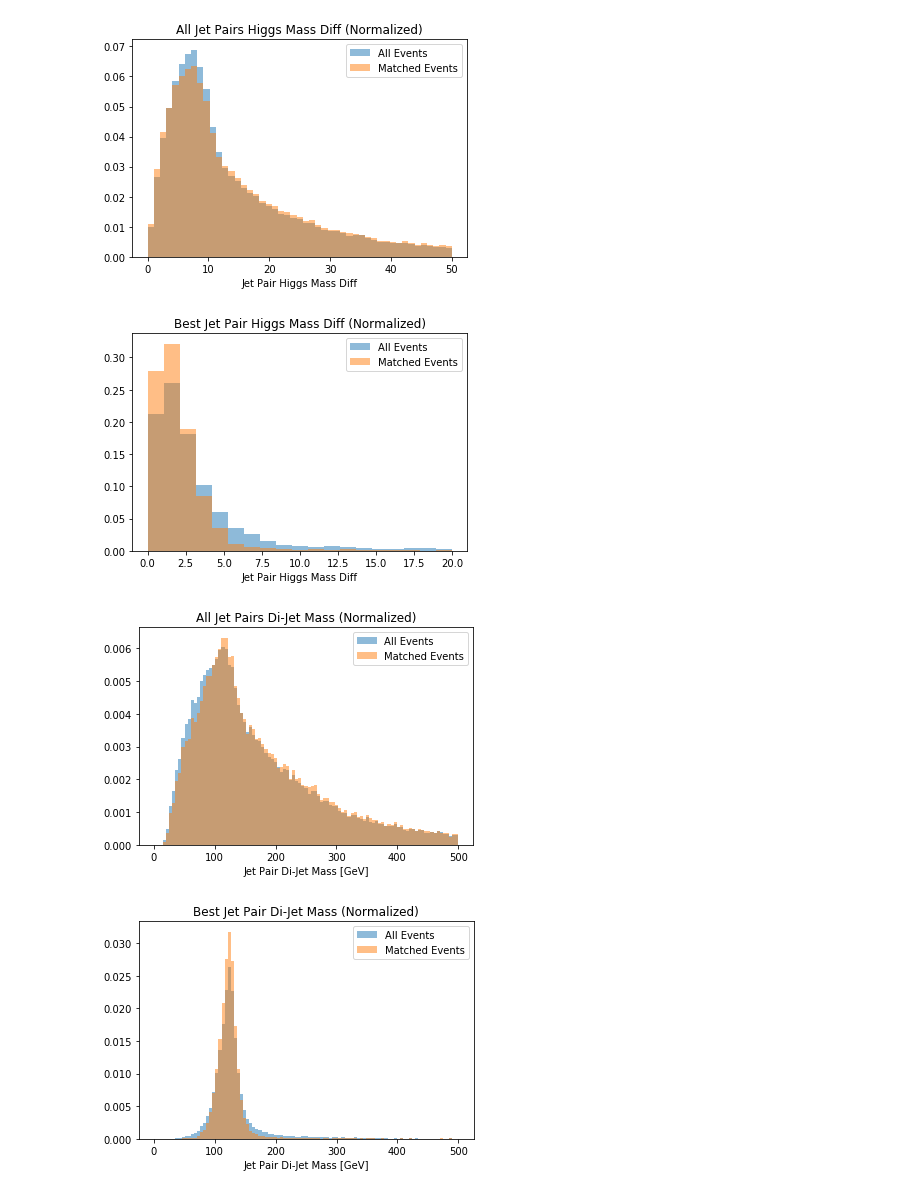
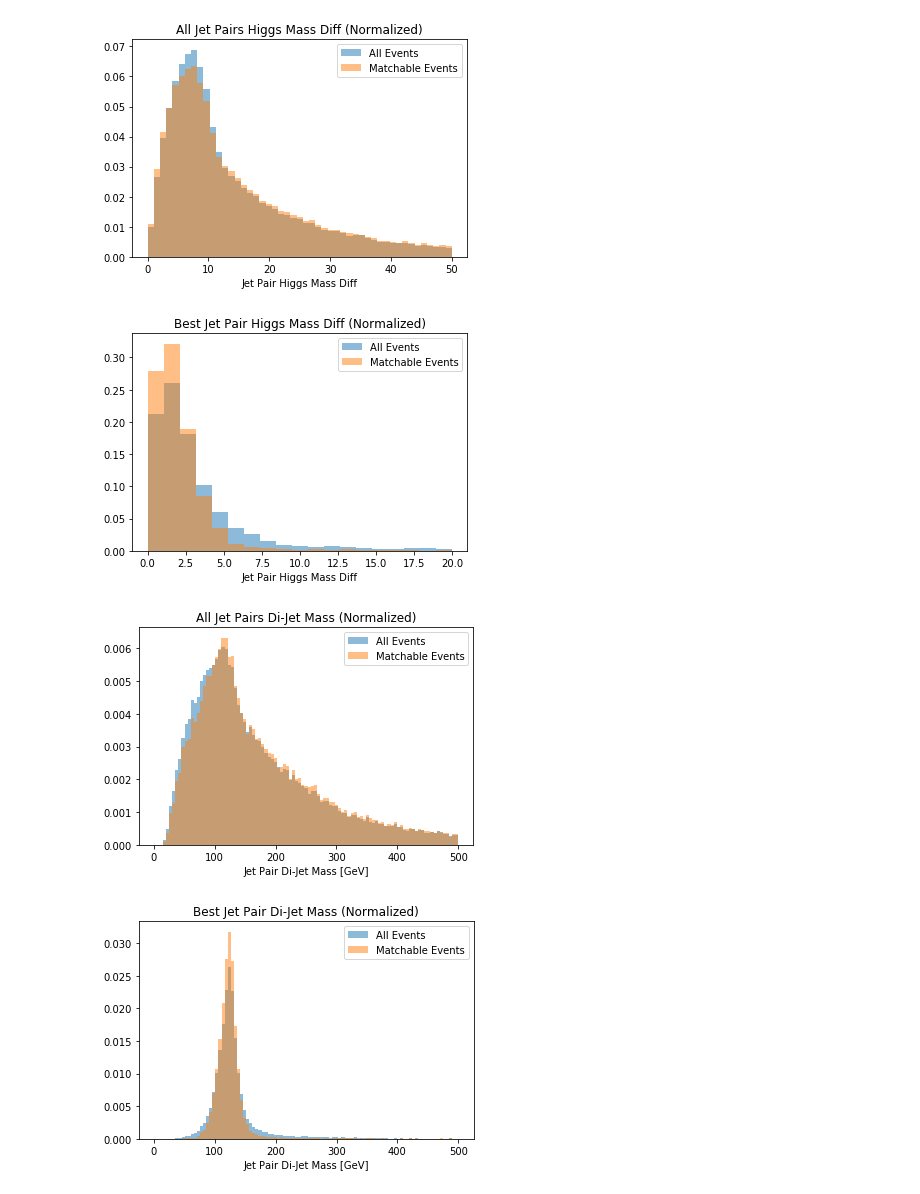
Before and after one commit to btannenw/CMS_machineLearning, a Jupyter notebook: diHiggsMLProject/testSamples_10k/higgsReconstructionAlgorithms.ipynb, the cells around one changed output. Cells and saved outputs as stored; diff of their text form; code cells hidden in the pictures.

```diff
--- a/diHiggsMLProject/testSamples_10k/higgsReconstructionAlgorithms.ipynb
+++ b/diHiggsMLProject/testSamples_10k/higgsReconstructionAlgorithms.ipynb
@@ -49,22 +49,20 @@ def plotOneHistogram(_arr, _nPlot, _title, _xtitle, _xMin, _xMax, _nBins):
     #plt.text(10, 10, s1)
     plt.show()
 
-def compareTwoHistograms(_arrAll, _arrMatched, _nPlot, _title, _xtitle, _xMin, _xMax, _nBins):
-    #mean_arr = np.mean(arr)
-    #stdev_arr = np.std(arr)
-    #nEntries_arr = len(arr)
-
-    #s1 = "Higgs Mass Reconstructed from 4 b-tagged jets:\n" \
-    #     "entries = {}, mean = {:.4F}, std dev = {:.4F}".format(nEntries_arr, mean_arr, stdev_arr)
+def compareTwoHistograms(_arrAll, _arrMatched, _labels, _nPlot, _title, _xtitle, _xMin, _xMax, _nBins):
+    #_mean_arrAll     = np.mean(_arrAll)
+    #_stdev_arrAll    = np.std(_arrAll)
+    #_nEntries_arrAll = len(_arrAll)
+    #s1 = _xtitle + ':Entries = {0}, mean = {1:4F}, std dev = {2:4f}\n'.format(_nEntries_arrAll, _mean_arrAll, _stdev_arrAll)
 
     plt.figure(_nPlot)
     plt.title(_title)
     plt.xlabel(_xtitle)
     _bins = np.linspace(_xMin, _xMax, _nBins)
-    plt.hist(_arrAll, _bins, alpha=t, normed=True, label='All Events')
-    plt.hist(_arrMatched, _bins, alpha=t, normed=True, label = 'Matched Events')
+    plt.hist(_arrAll, _bins, alpha=t, normed=True, label= _labels[0]+' Events')
+    plt.hist(_arrMatched, _bins, alpha=t, normed=True, label = _labels[1]+' Events')
     plt.legend(loc='upper right')
-    #plt.text(10, 10, s1)
+    #plt.text(.1, .1, s1)
     plt.show()
 # %%
 def returnListOfTruthBQuarkIndicesByDaughters(_D1, _D2, _PID):
@@ -273,33 +305,33 @@ Number of Events with 4 truth-matchable jets: 4003
 # %%
 plotOpts = [] # title, xtitle, xMin, xMax, nBins
 if pairingAlgorithm == 'minHarmonicMeanDeltaR':
     plotOpts = ['Delta R', 'Delta R', 0, 5.0, 100]
 elif pairingAlgorithm == 'higgsMassDifference':
     plotOpts = ['Higgs Mass Diff', 'Higgs Mass Diff', 0, 100.0, 100]
 
 
 #plotOneHistogram(allJetPairs_metric, 0, 'All Jet Pairs ' + plotOpts[0], 'Jet Pair ' + plotOpts[1], plotOpts[2], plotOpts[3], plotOpts[4] )
 #plotOneHistogram(allJetPairsWhenMatchable_metric, 1, 'All Jet Pairs ' + plotOpts[0] + ' (Matchable)', 'Jet Pair ' + plotOpts[1], plotOpts[2], plotOpts[3], plotOpts[4] )
 #plotOneHistogram(bestJetPairs_metric, 2, 'Best Jet Pair ' + plotOpts[0], 'Jet Pair ' + plotOpts[1], plotOpts[2], plotOpts[3], plotOpts[4] )
 #plotOneHistogram(bestJetPairsWhenMatchable_metric, 3, 'Best Jet Pair ' + plotOpts[0] + ' (Matchable)', 'Jet Pair ' + plotOpts[1], plotOpts[2], plotOpts[3], plotOpts[4] )
 
 # Compare shapes of metric variables for a) all events and b) matched events
 if pairingAlgorithm == 'minHarmonicMeanDeltaR':
-    compareTwoHistograms(allJetPairs_metric, allJetPairsWhenMatchable_metric, 4, 'All Jet Pairs ' + plotOpts[0] + ' (Normalized)', 'Jet Pair ' + plotOpts[1], int(plotOpts[2]/1.), int(plotOpts[3]/1.), int(plotOpts[4]/1.) )
-    compareTwoHistograms(bestJetPairs_metric, bestJetPairsWhenMatchable_metric, 5, 'Best Jet Pair ' + plotOpts[0] + ' (Normalized)', 'Jet Pair ' + plotOpts[1], int(plotOpts[2]/1.), int(plotOpts[3]/1.), int(plotOpts[4]/1.) )
+    compareTwoHistograms(allJetPairs_metric, allJetPairsWhenMatchable_metric, ['All', 'Matchable'], 0, 'All Jet Pairs ' + plotOpts[0] + ' (Normalized)', 'Jet Pair ' + plotOpts[1], int(plotOpts[2]/1.), int(plotOpts[3]/1.), int(plotOpts[4]/1.) )
+    compareTwoHistograms(bestJetPairs_metric, bestJetPairsWhenMatchable_metric, ['All', 'Matchable'], 1, 'Best Jet Pair ' + plotOpts[0] + ' (Normalized)', 'Jet Pair ' + plotOpts[1], int(plotOpts[2]/1.), int(plotOpts[3]/1.), int(plotOpts[4]/1.) )
 elif pairingAlgorithm == 'higgsMassDifference':
-    compareTwoHistograms(allJetPairs_metric, allJetPairsWhenMatchable_metric, 4, 'All Jet Pairs ' + plotOpts[0] + ' (Normalized)', 'Jet Pair ' + plotOpts[1], plotOpts[2], int(plotOpts[3]/2.), int(plotOpts[4]/2.) )
-    compareTwoHistograms(bestJetPairs_metric, bestJetPairsWhenMatchable_metric, 5, 'Best Jet Pair ' + plotOpts[0] + ' (Normalized)', 'Jet Pair ' + plotOpts[1], plotOpts[2], int(plotOpts[3]/5.), int(plotOpts[4]/5.) )
+    compareTwoHistograms(allJetPairs_metric, allJetPairsWhenMatchable_metric, ['All', 'Matchable'], 2, 'All Jet Pairs ' + plotOpts[0] + ' (Normalized)', 'Jet Pair ' + plotOpts[1], plotOpts[2], int(plotOpts[3]/2.), int(plotOpts[4]/2.) )
+    compareTwoHistograms(bestJetPairs_metric, bestJetPairsWhenMatchable_metric, ['All', 'Matchable'], 3, 'Best Jet Pair ' + plotOpts[0] + ' (Normalized)', 'Jet Pair ' + plotOpts[1], plotOpts[2], int(plotOpts[3]/5.), int(plotOpts[4]/5.) )
 
-# Look at higgs mass plots
+# Look at higgs mas£s plots
 #plotOneHistogram(allHiggsMasses_metric, 6, 'All Jet Pairs Di-Jet Mass', 'Di-Jet Mass [GeV]', 0, 500, 100 )
-compareTwoHistograms(allHiggsMasses_metric, allHiggsMassesWhenMatchable_metric, 4, 'All Jet Pairs Di-Jet Mass (Normalized)', 'Jet Pair Di-Jet Mass [GeV]', 0, 500, 100 )
-compareTwoHistograms(bestHiggsMasses_metric, bestHiggsMassesWhenMatchable_metric, 4, 'Best Jet Pair Di-Jet Mass (Normalized)', 'Jet Pair Di-Jet Mass [GeV]', 0, 500, 100 )
+compareTwoHistograms(allHiggsMasses_metric, allHiggsMassesWhenMatchable_metric, ['All', 'Matchable'], 4, 'All Jet Pairs Di-Jet Mass (Normalized)', 'Jet Pair Di-Jet Mass [GeV]', 0, 500, 100 )
+compareTwoHistograms(bestHiggsMasses_metric, bestHiggsMassesWhenMatchable_metric, ['All', 'Matchable'], 5, 'Best Jet Pair Di-Jet Mass (Normalized)', 'Jet Pair Di-Jet Mass [GeV]', 0, 500, 100 )
 # %% [output]
-[figure, old version]
+[figure, new version]
-[figure, old version]
+[figure, new version]
-[figure, old version]
+[figure, new version]
-[figure, old version]
+[figure, new version]
 # %%
 import itertools
 a=[1,2,3,4,5,6,7]
```
Also changed, not shown: parts of 2 cells of this notebook.
